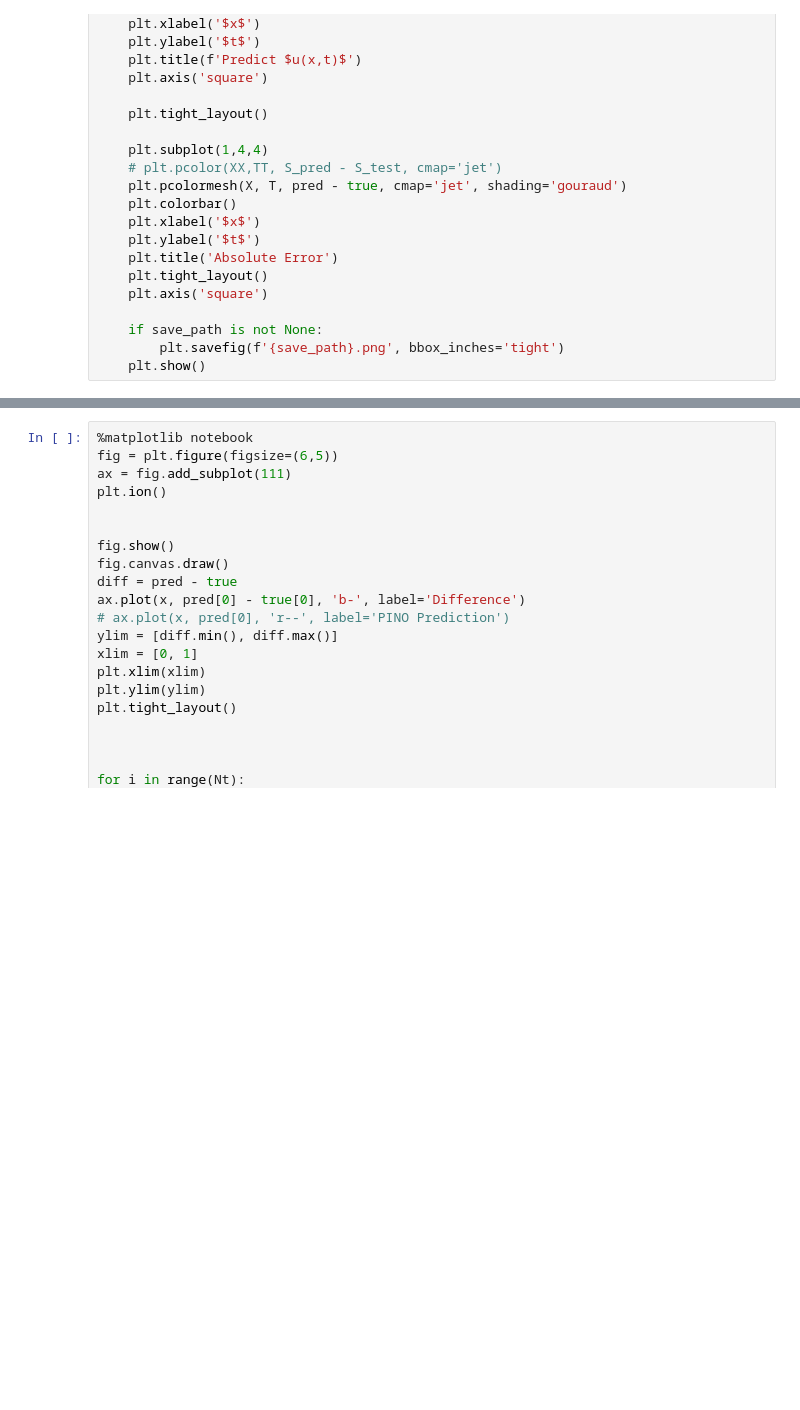
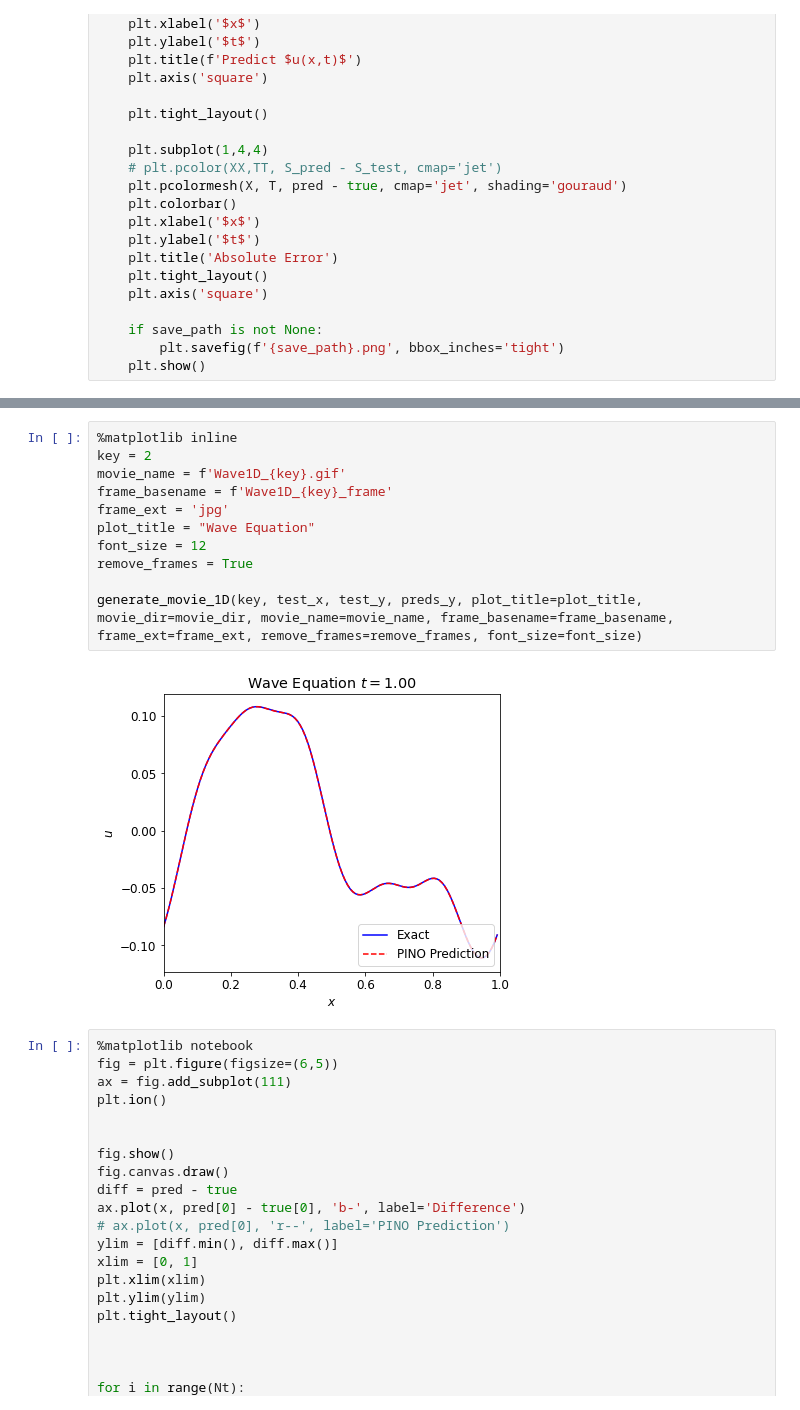
Before and after one commit to shawnrosofsky/PINO_Applications, a Jupyter notebook: Wave1D_PINO.ipynb, the cells around one changed output, grey strips where cells are left out. Cells and saved outputs as stored; diff of their text form; blank space fills up the shorter version.

```diff
--- a/Wave1D_PINO.ipynb
+++ b/Wave1D_PINO.ipynb
@@ -701,3 +642,16 @@ for key in range(len(preds_y)):
+# %%
+%matplotlib inline
+key = 2
+movie_name = f'Wave1D_{key}.gif'
+frame_basename = f'Wave1D_{key}_frame'
+frame_ext = 'jpg'
+plot_title = "Wave Equation"
+font_size = 12
+remove_frames = True
+
+generate_movie_1D(key, test_x, test_y, preds_y, plot_title=plot_title, movie_dir=movie_dir, movie_name=movie_name, frame_basename=frame_basename, frame_ext=frame_ext, remove_frames=remove_frames, font_size=font_size)
+# %% [output]
+[figure, added]
 # %%
 %matplotlib notebook
 fig = plt.figure(figsize=(6,5))
```
Also changed, not shown: parts of 27 cells of this notebook.
